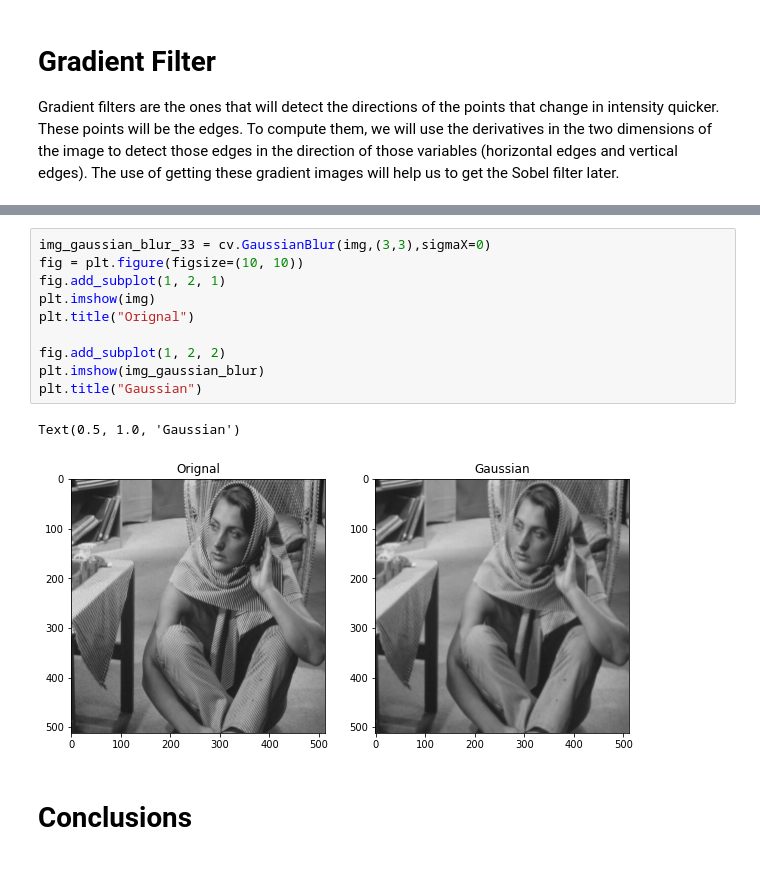
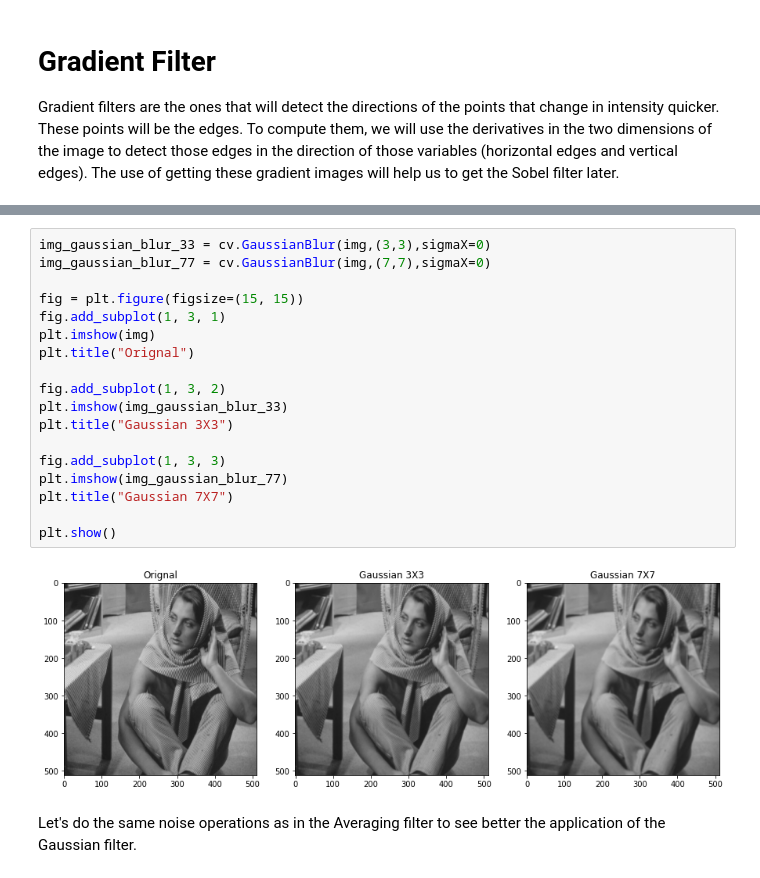
Before and after one commit to lyshuga/Signal_processing, a Jupyter notebook: Filtering/ImageFilter.ipynb, the cells around one changed output, grey strips where cells are left out. Cells and saved outputs as stored; diff of their text form.

```diff
--- a/Filtering/ImageFilter.ipynb
+++ b/Filtering/ImageFilter.ipynb
@@ -183,15 +192,22 @@ Text(0.5, 1.0, 'Average 9X9')
 # %%
 img_gaussian_blur_33 = cv.GaussianBlur(img,(3,3),sigmaX=0)
-fig = plt.figure(figsize=(10, 10))
-fig.add_subplot(1, 2, 1)
+img_gaussian_blur_77 = cv.GaussianBlur(img,(7,7),sigmaX=0)
+
+fig = plt.figure(figsize=(15, 15))
+fig.add_subplot(1, 3, 1)
 plt.imshow(img)
 plt.title("Orignal")
 
-fig.add_subplot(1, 2, 2)
-plt.imshow(img_gaussian_blur)
-plt.title("Gaussian")
+fig.add_subplot(1, 3, 2)
+plt.imshow(img_gaussian_blur_33)
+plt.title("Gaussian 3X3")
+
+fig.add_subplot(1, 3, 3)
+plt.imshow(img_gaussian_blur_77)
+plt.title("Gaussian 7X7")
+
+plt.show()
 # %% [output]
-Text(0.5, 1.0, 'Gaussian')
-[figure, old version]
+[figure, new version]
-# %% [markdown]
-# Conclusions
+# %% [markdown]
+Let's do the same noise operations as in the Averaging filter to see better the application of the Gaussian filter.
```
Also changed, not shown: parts of 19 cells of this notebook.
